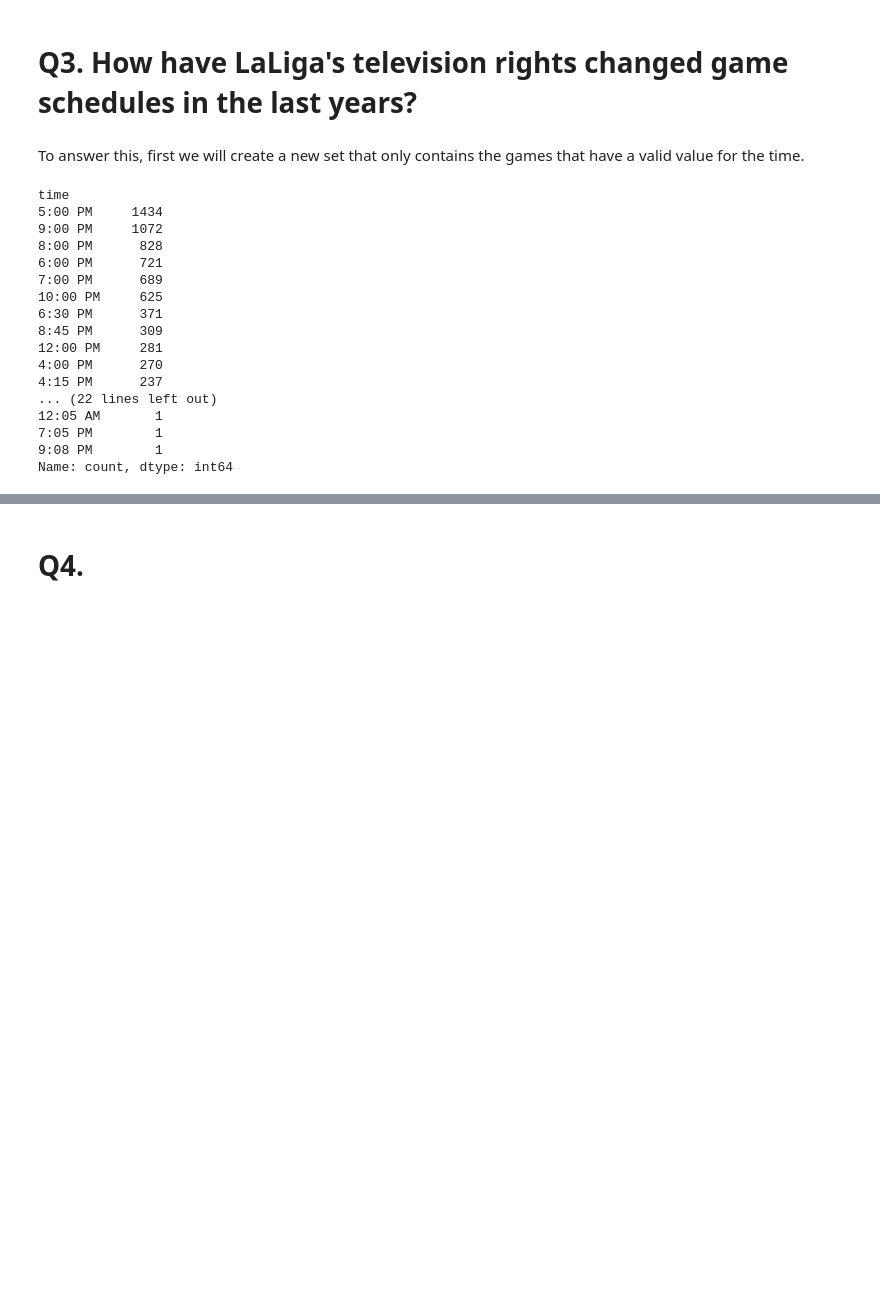
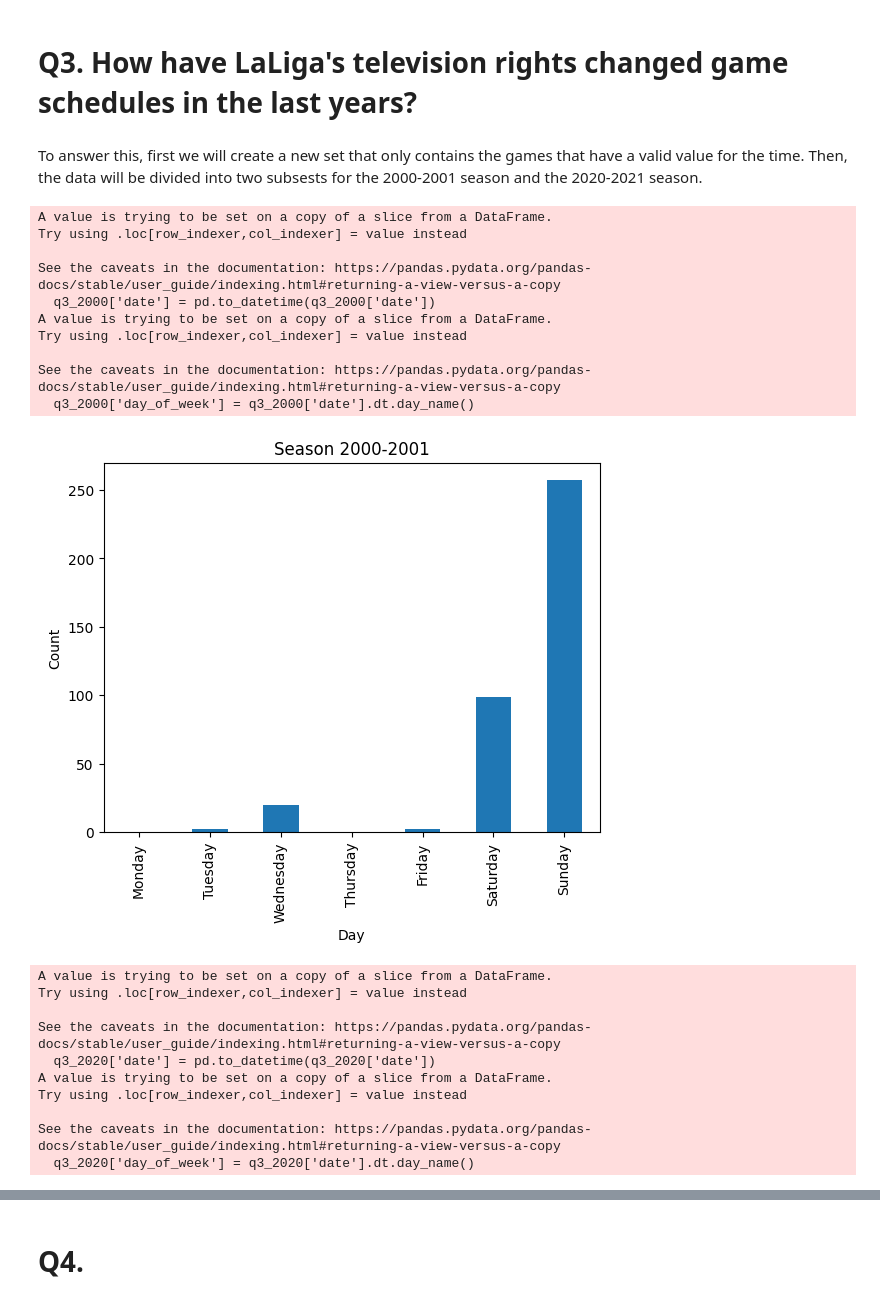
Before and after one commit to Raherol/la-quiniela, a Jupyter notebook: analysis/LaLigaDataAnalysis.ipynb, the cells around one changed output, grey strips where cells are left out. Cells and saved outputs as stored; diff of their text form; code cells hidden in the pictures; blank space fills up the shorter version.

```diff
--- a/analysis/LaLigaDataAnalysis.ipynb
+++ b/analysis/LaLigaDataAnalysis.ipynb
@@ -128,26 +128,51 @@ These are the 10 biggest victories in the history of the first division of LaLig
 # %% [markdown]
 # Q3. How have LaLiga's television rights changed game schedules in the last years?
 # %% [markdown]
-To answer this, first we will create a new set that only contains the games that have a valid value for the time.
+To answer this, first we will create a new set that only contains the games that have a valid value for the time. Then, the data will be divided into two subsests for the 2000-2001 season and the 2020-2021 season.
-# %%
-q3 = df
-q3 = q3.dropna(subset=['time'])
-q32000 = q3[q3['season'] == '2000-2001']
-# %% [output]
-time
-5:00 PM     1434
-9:00 PM     1072
-8:00 PM      828
-6:00 PM      721
-7:00 PM      689
-10:00 PM     625
-6:30 PM      371
-8:45 PM      309
-12:00 PM     281
-4:00 PM      270
-4:15 PM      237
-... (22 lines left out)
-12:05 AM       1
-7:05 PM        1
-9:08 PM        1
-Name: count, dtype: int64
+# %%
+q3 = df
+q3 = q3.dropna(subset=['time'])
+q3 = q3[q3['division'] == 1]
+q3_2000 = q3[q3['season'] == '2000-2001']
+q3_2000['date'] = pd.to_datetime(q3_2000['date'])
+q3_2000['day_of_week'] = q3_2000['date'].dt.day_name()
+day_of_week_2000 = q3_2000['day_of_week'].value_counts()
+days_of_week_order = ['Monday', 'Tuesday', 'Wednesday', 'Thursday', 'Friday', 'Saturday', 'Sunday']
+day_of_week_2000 = day_of_week_2000.reindex(days_of_week_order, fill_value=0)
+day_of_week_2000.plot(kind='bar', legend=False)
+plt.xlabel('Day')
+plt.ylabel('Count')
+plt.title('Season 2000-2001')
+plt.show()
+q3_2020 = q3[q3['season'] == '2020-2021']
+q3_2020['date'] = pd.to_datetime(q3_2020['date'])
+q3_2020['day_of_week'] = q3_2020['date'].dt.day_name()
+day_of_week_2020 = q3_2020['day_of_week'].value_counts()
+day_of_week_2020 = day_of_week_2020.reindex(days_of_week_order, fill_value=0)
+day_of_week_2020.plot(kind='bar', legend=False)
+plt.xlabel('Day')
+plt.ylabel('Count')
+plt.title('Season 2020-2021')
+plt.show()
+# %% [output]
+A value is trying to be set on a copy of a slice from a DataFrame.
+Try using .loc[row_indexer,col_indexer] = value instead
+
+See the caveats in the documentation: https://pandas.pydata.org/pandas-docs/stable/user_guide/indexing.html#returning-a-view-versus-a-copy
+  q3_2000['date'] = pd.to_datetime(q3_2000['date'])
+A value is trying to be set on a copy of a slice from a DataFrame.
+Try using .loc[row_indexer,col_indexer] = value instead
+
+See the caveats in the documentation: https://pandas.pydata.org/pandas-docs/stable/user_guide/indexing.html#returning-a-view-versus-a-copy
+  q3_2000['day_of_week'] = q3_2000['date'].dt.day_name()
+[figure, added]
+A value is trying to be set on a copy of a slice from a DataFrame.
+Try using .loc[row_indexer,col_indexer] = value instead
+
+See the caveats in the documentation: https://pandas.pydata.org/pandas-docs/stable/user_guide/indexing.html#returning-a-view-versus-a-copy
+  q3_2020['date'] = pd.to_datetime(q3_2020['date'])
+A value is trying to be set on a copy of a slice from a DataFrame.
+Try using .loc[row_indexer,col_indexer] = value instead
+
+See the caveats in the documentation: https://pandas.pydata.org/pandas-docs/stable/user_guide/indexing.html#returning-a-view-versus-a-copy
+  q3_2020['day_of_week'] = q3_2020['date'].dt.day_name()
```
Also changed, not shown: parts of 15 cells of this notebook.
